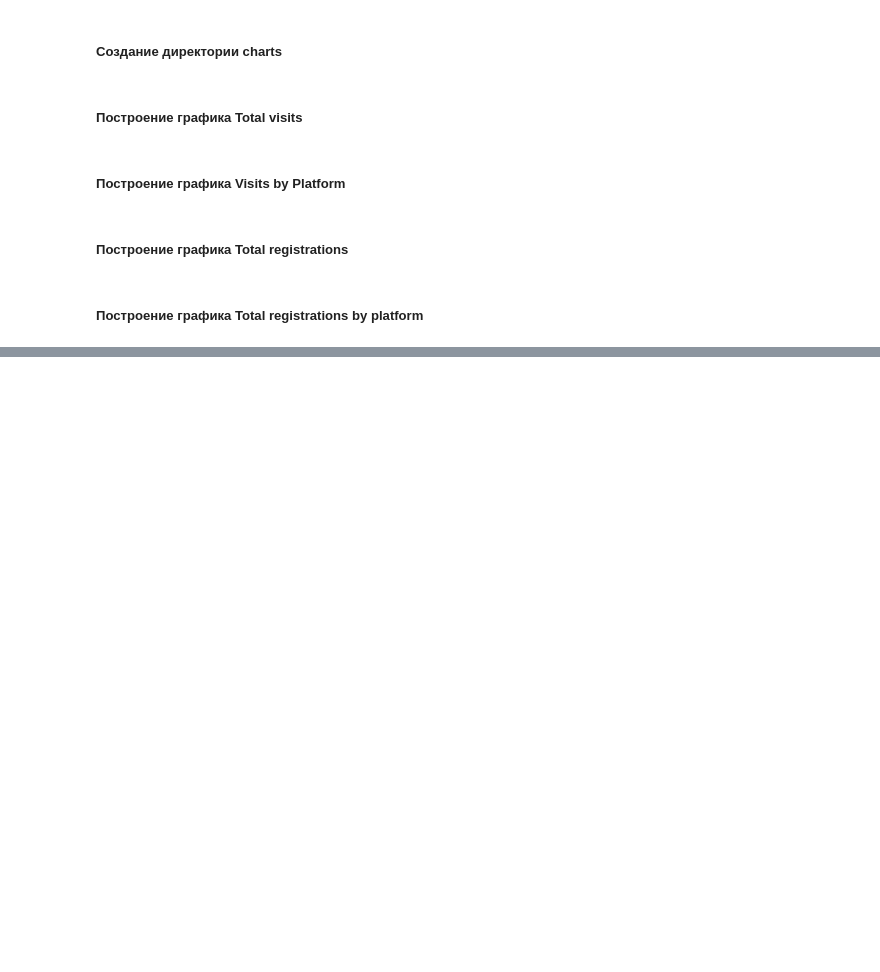
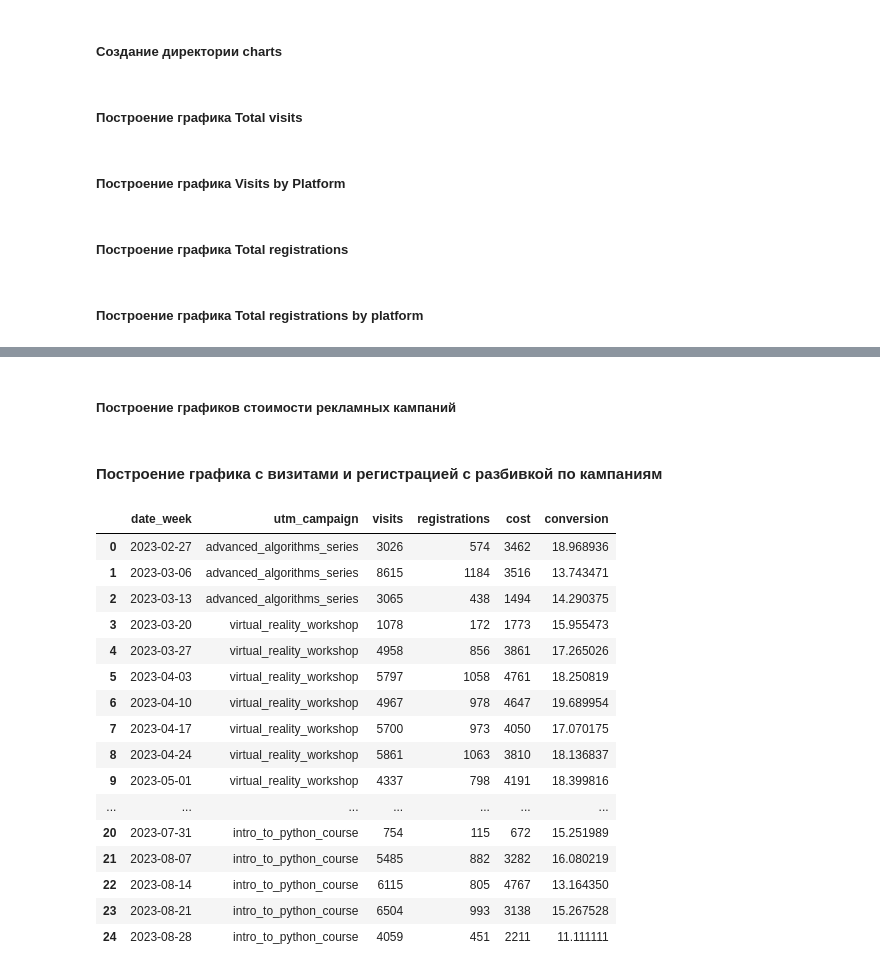
Before and after one commit to ludwig-the-cat/Conversions_dashboard, a Jupyter notebook: charts_project.ipynb, the cells around one changed output, grey strips where cells are left out. Cells and saved outputs as stored; diff of their text form; code cells hidden in the pictures; blank space fills up the shorter version.

```diff
--- a/charts_project.ipynb
+++ b/charts_project.ipynb
@@ -277,0 +347,2 @@ total_registrations(weekly_conv_platform)
+# %% [markdown]
+##### Построение графиков стоимости рекламных кампаний
@@ -277,0 +377,22 @@ total_registrations(weekly_conv_platform)
+# %% [markdown]
+#### Построение графика с визитами и регистрацией с разбивкой по кампаниям
+# %%
+ads_week
+# %% [output]
+|  | date_week | utm_campaign | visits | registrations | cost | conversion |
+| 0 | 2023-02-27 | advanced_algorithms_series | 3026 | 574 | 3462 | 18.968936 |
+| 1 | 2023-03-06 | advanced_algorithms_series | 8615 | 1184 | 3516 | 13.743471 |
+| 2 | 2023-03-13 | advanced_algorithms_series | 3065 | 438 | 1494 | 14.290375 |
+| 3 | 2023-03-20 | virtual_reality_workshop | 1078 | 172 | 1773 | 15.955473 |
+| 4 | 2023-03-27 | virtual_reality_workshop | 4958 | 856 | 3861 | 17.265026 |
+| 5 | 2023-04-03 | virtual_reality_workshop | 5797 | 1058 | 4761 | 18.250819 |
+| 6 | 2023-04-10 | virtual_reality_workshop | 4967 | 978 | 4647 | 19.689954 |
+| 7 | 2023-04-17 | virtual_reality_workshop | 5700 | 973 | 4050 | 17.070175 |
+| 8 | 2023-04-24 | virtual_reality_workshop | 5861 | 1063 | 3810 | 18.136837 |
+| 9 | 2023-05-01 | virtual_reality_workshop | 4337 | 798 | 4191 | 18.399816 |
+| ... | ... | ... | ... | ... | ... | ... |
+| 20 | 2023-07-31 | intro_to_python_course | 754 | 115 | 672 | 15.251989 |
+| 21 | 2023-08-07 | intro_to_python_course | 5485 | 882 | 3282 | 16.080219 |
+| 22 | 2023-08-14 | intro_to_python_course | 6115 | 805 | 4767 | 13.164350 |
+| 23 | 2023-08-21 | intro_to_python_course | 6504 | 993 | 3138 | 15.267528 |
+| 24 | 2023-08-28 | intro_to_python_course | 4059 | 451 | 2211 | 11.111111 |
```
Also changed, not shown: parts of 23 cells of this notebook.
